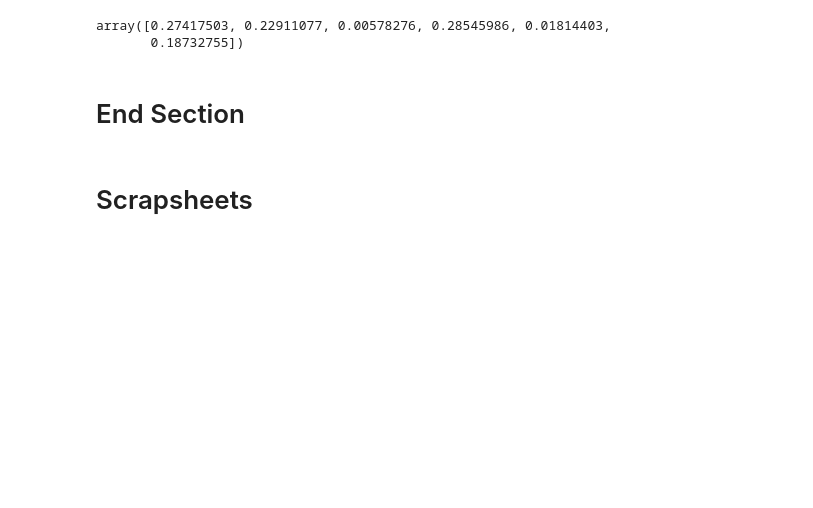
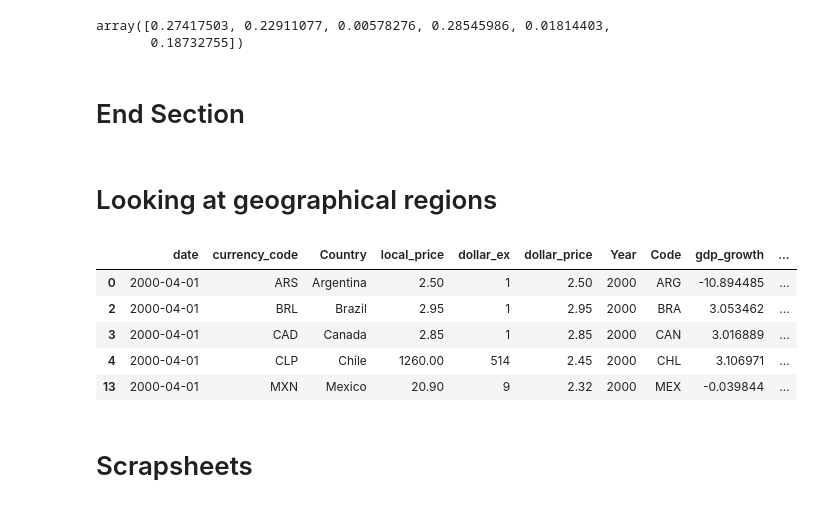
Before and after one commit to bolwerk-b/Final-Project, a Jupyter notebook: machine learning/Machine_Learning_models-final.ipynb, the cells around one changed output. Saved outputs shown, nothing was run; the diff lists cells and outputs as text; code cells hidden in the pictures; blank space fills up the shorter version.

```diff
--- a/machine learning/Machine_Learning_models-final.ipynb
+++ b/machine learning/Machine_Learning_models-final.ipynb
@@ -418,6 +418,19 @@ array([0.27417503, 0.22911077, 0.00578276, 0.28545986, 0.01814403,
        0.18732755])
 # %% [markdown]
 # End Section
+# %% [markdown]
+# Looking at geographical regions
+# %%
+df_Americas = df.loc[df['region'] == "Americas"]
+# %%
+df_Americas.head(5)
+# %% [output]
+|  | date | currency_code | Country | local_price | dollar_ex | dollar_price | Year | Code | gdp_growth | ... |
+| 0 | 2000-04-01 | ARS | Argentina | 2.50 | 1 | 2.50 | 2000 | ARG | -10.894485 | ... |
+| 2 | 2000-04-01 | BRL | Brazil | 2.95 | 1 | 2.95 | 2000 | BRA | 3.053462 | ... |
+| 3 | 2000-04-01 | CAD | Canada | 2.85 | 1 | 2.85 | 2000 | CAN | 3.016889 | ... |
+| 4 | 2000-04-01 | CLP | Chile | 1260.00 | 514 | 2.45 | 2000 | CHL | 3.106971 | ... |
+| 13 | 2000-04-01 | MXN | Mexico | 20.90 | 9 | 2.32 | 2000 | MEX | -0.039844 | ... |
 # %% [markdown]
 # Scrapsheets
 # %%
```
